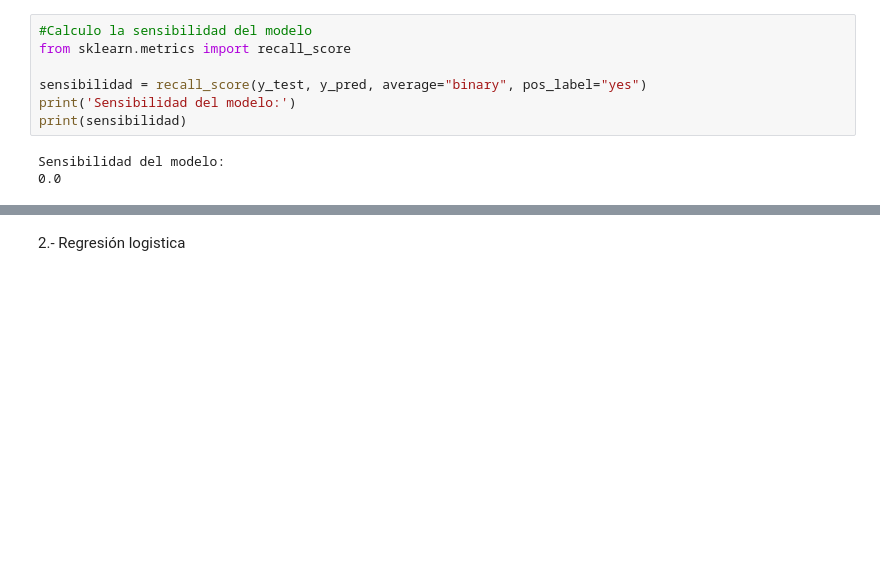
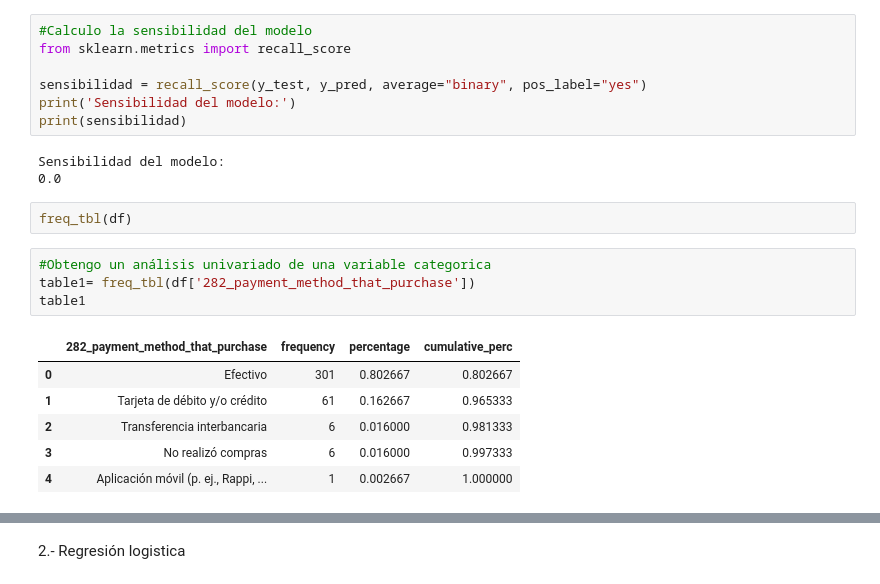
Before and after one commit to Thealansan/Evidencia2, a Jupyter notebook: Consumer_Mit_Lab_Evidencia3.ipynb, the cells around one changed output, grey strips where cells are left out. Drawn from its saved outputs; the diff is of its cells as text; blank space fills up the shorter version.

```diff
--- a/Consumer_Mit_Lab_Evidencia3.ipynb
+++ b/Consumer_Mit_Lab_Evidencia3.ipynb
@@ -115,3 +119,16 @@ print(sensibilidad)
 # %% [output]
 Sensibilidad del modelo:
 0.0
+# %%
+freq_tbl(df)
+# %%
+#Obtengo un análisis univariado de una variable categorica
+table1= freq_tbl(df['282_payment_method_that_purchase'])
+table1
+# %% [output]
+|  | 282_payment_method_that_purchase | frequency | percentage | cumulative_perc |
+| 0 | Efectivo | 301 | 0.802667 | 0.802667 |
+| 1 | Tarjeta de débito y/o crédito | 61 | 0.162667 | 0.965333 |
+| 2 | Transferencia interbancaria | 6 | 0.016000 | 0.981333 |
+| 3 | No realizó compras | 6 | 0.016000 | 0.997333 |
+| 4 | Aplicación móvil (p. ej., Rappi, ... | 1 | 0.002667 | 1.000000 |
```
Also changed, not shown: parts of 15 cells of this notebook.
